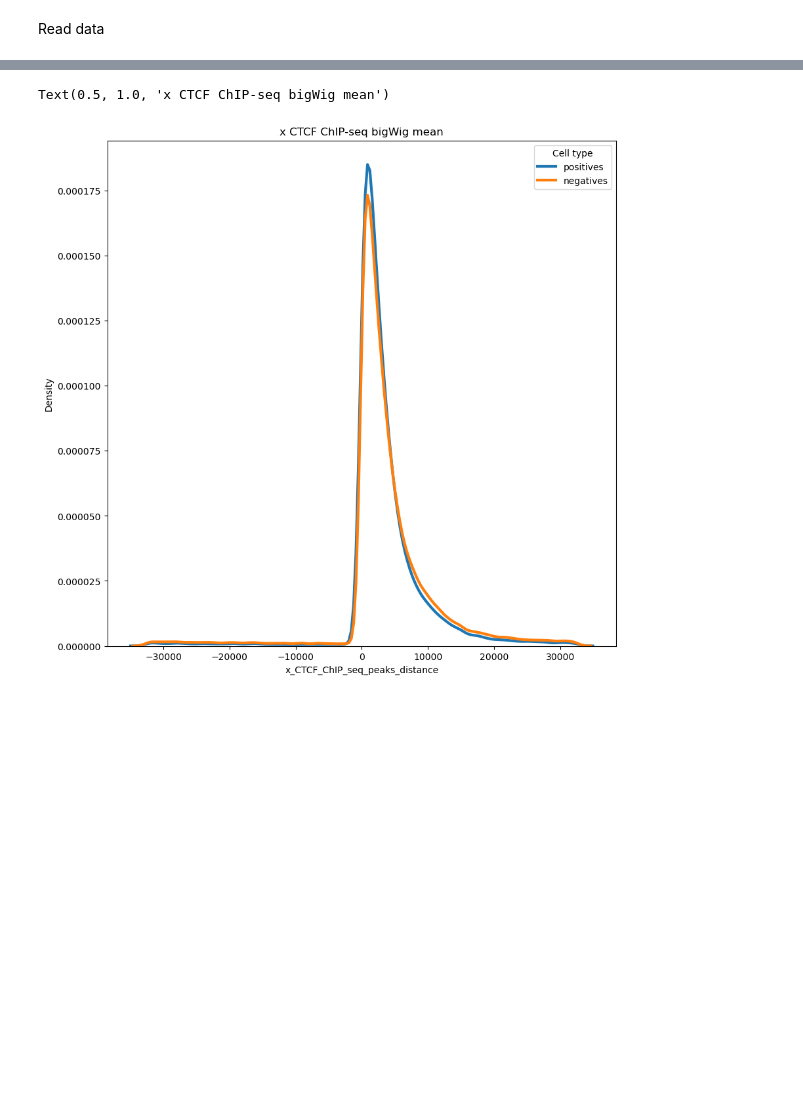
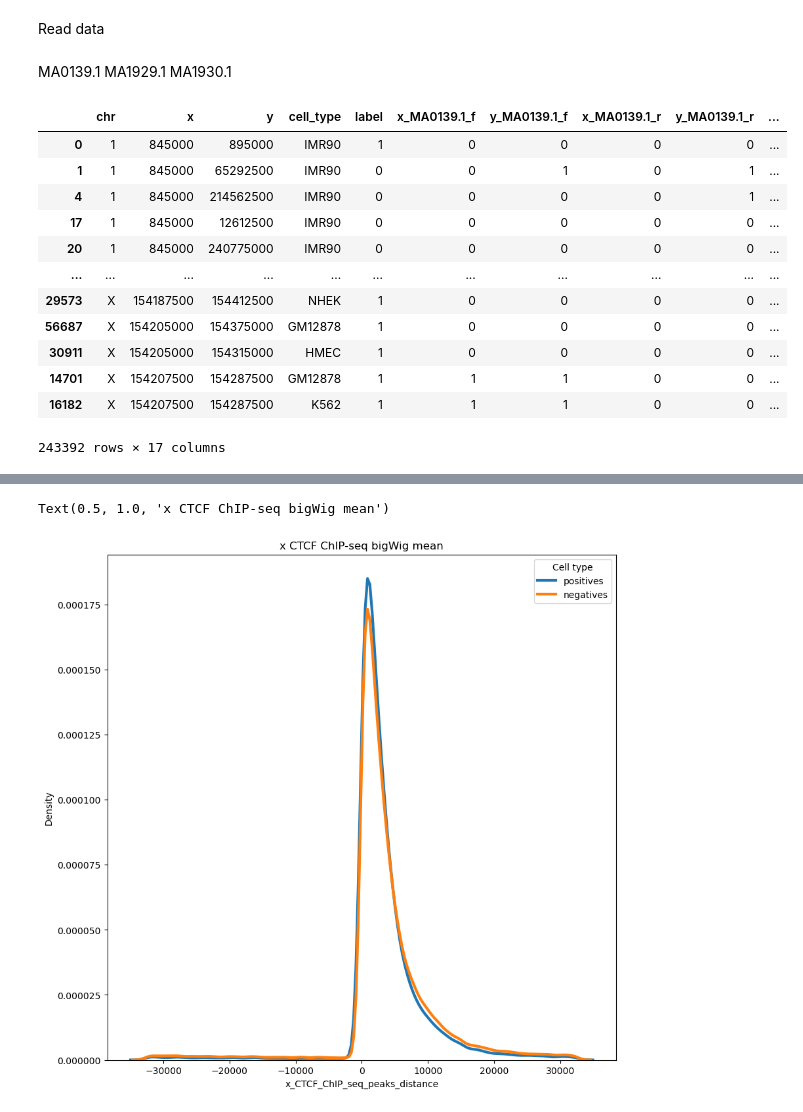
Before and after one commit to ola-cupriak/predicting-the-formation-of-chromatin-loops-using-genomic-data, a Jupyter notebook: notebooks/exploratory_data_analysis.ipynb, the cells around one changed output, grey strips where cells are left out. Cells and saved outputs as stored; diff of their text form; code cells hidden in the pictures; blank space fills up the shorter version.

```diff
--- a/notebooks/exploratory_data_analysis.ipynb
+++ b/notebooks/exploratory_data_analysis.ipynb
@@ -15,0 +16,23 @@ all_cells = pd.read_parquet('../data/04_feature/concatenated_combined_functional
+# %% [markdown]
+MA0139.1
+MA1929.1
+MA1930.1
+# %%
+all_cells = all_cells[['chr', 'x', 'y', 'cell_type', 'label', 'x_MA0139.1_f', 'y_MA0139.1_f', 'x_MA0139.1_r', 'y_MA0139.1_r',
+'x_MA1929.1_f', 'y_MA1929.1_f', 'x_MA1929.1_r', 'y_MA1929.1_r',
+'x_MA1930.1_f', 'y_MA1930.1_f', 'x_MA1930.1_r', 'y_MA1930.1_r']]
+all_cells
+# %% [output]
+|  | chr | x | y | cell_type | label | x_MA0139.1_f | y_MA0139.1_f | x_MA0139.1_r | y_MA0139.1_r | ... |
+| 0 | 1 | 845000 | 895000 | IMR90 | 1 | 0 | 0 | 0 | 0 | ... |
+| 1 | 1 | 845000 | 65292500 | IMR90 | 0 | 0 | 1 | 0 | 1 | ... |
+| 4 | 1 | 845000 | 214562500 | IMR90 | 0 | 0 | 0 | 0 | 1 | ... |
+| 17 | 1 | 845000 | 12612500 | IMR90 | 0 | 0 | 0 | 0 | 0 | ... |
+| 20 | 1 | 845000 | 240775000 | IMR90 | 0 | 0 | 0 | 0 | 0 | ... |
+| ... | ... | ... | ... | ... | ... | ... | ... | ... | ... | ... |
+| 29573 | X | 154187500 | 154412500 | NHEK | 1 | 0 | 0 | 0 | 0 | ... |
+| 56687 | X | 154205000 | 154375000 | GM12878 | 1 | 0 | 0 | 0 | 0 | ... |
+| 30911 | X | 154205000 | 154315000 | HMEC | 1 | 0 | 0 | 0 | 0 | ... |
+| 14701 | X | 154207500 | 154287500 | GM12878 | 1 | 1 | 1 | 0 | 0 | ... |
+| 16182 | X | 154207500 | 154287500 | K562 | 1 | 1 | 1 | 0 | 0 | ... |
+243392 rows × 17 columns
```
Also changed, not shown: parts of 6 cells of this notebook.
